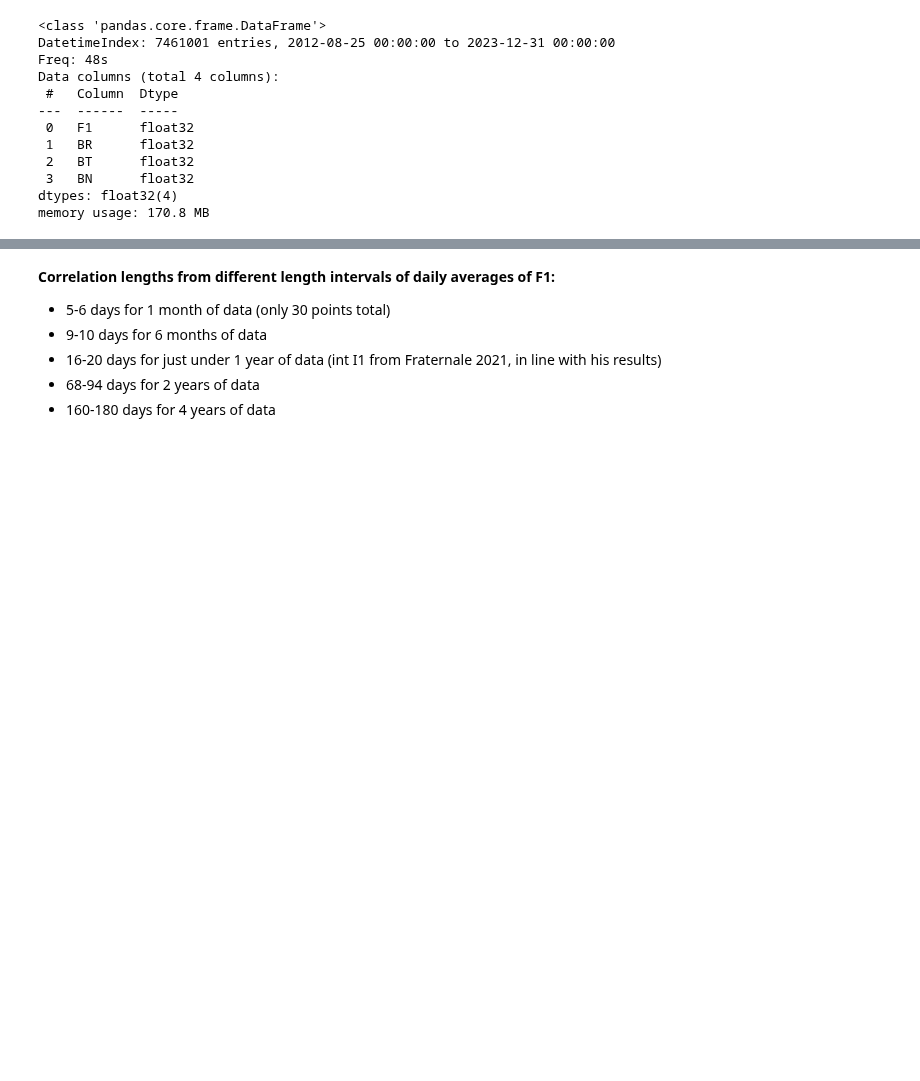
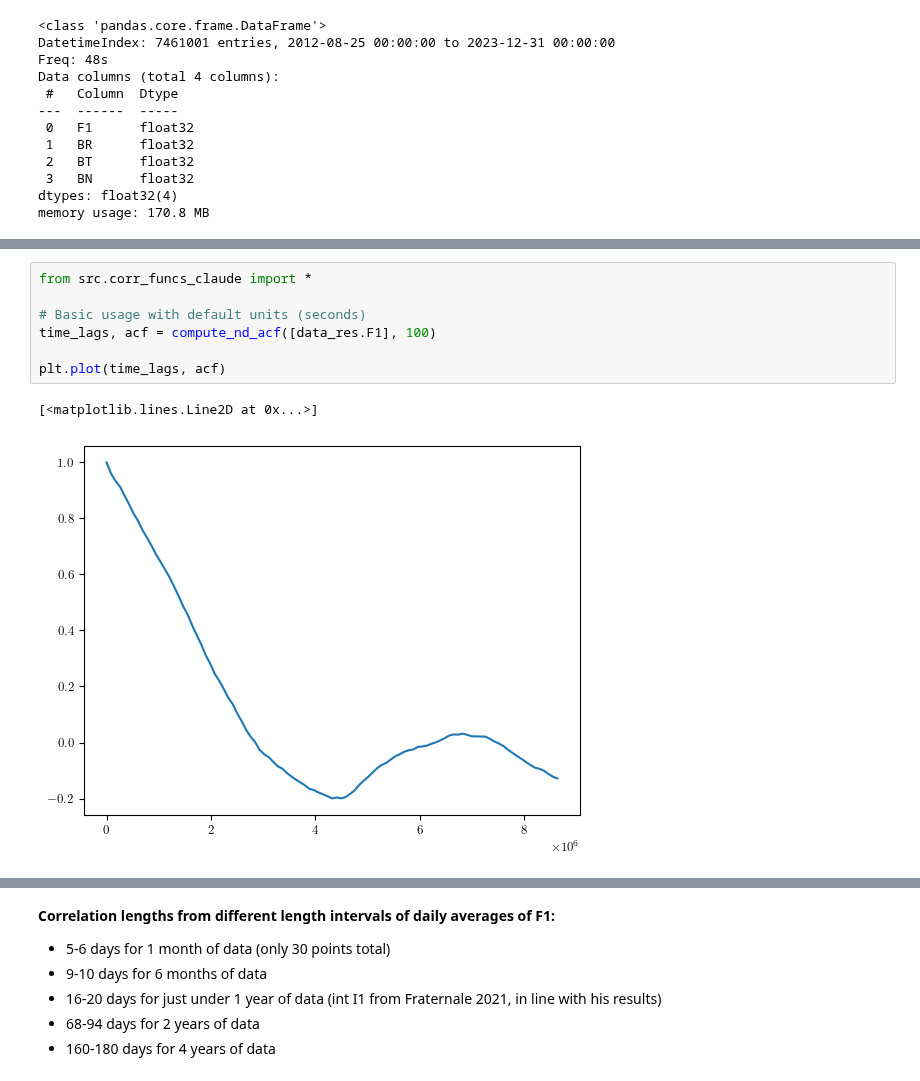
Before and after one commit to daniel-wrench/sf_gap_analysis, a Jupyter notebook: notebooks/voyager_corr_scale.ipynb, the cells around one changed output, grey strips where cells are left out. Cells and saved outputs as stored; diff of their text form; blank space fills up the shorter version.

```diff
--- a/notebooks/voyager_corr_scale.ipynb
+++ b/notebooks/voyager_corr_scale.ipynb
@@ -118,0 +121,10 @@ fig
+# %%
+from src.corr_funcs_claude import *
+
+# Basic usage with default units (seconds)
+time_lags, acf = compute_nd_acf([data_res.F1], 100)
+
+plt.plot(time_lags, acf)
+# %% [output]
+[<matplotlib.lines.Line2D at 0x...>]
+[figure, added]
```
Also changed, not shown: parts of 17 cells of this notebook, 1 other file.
